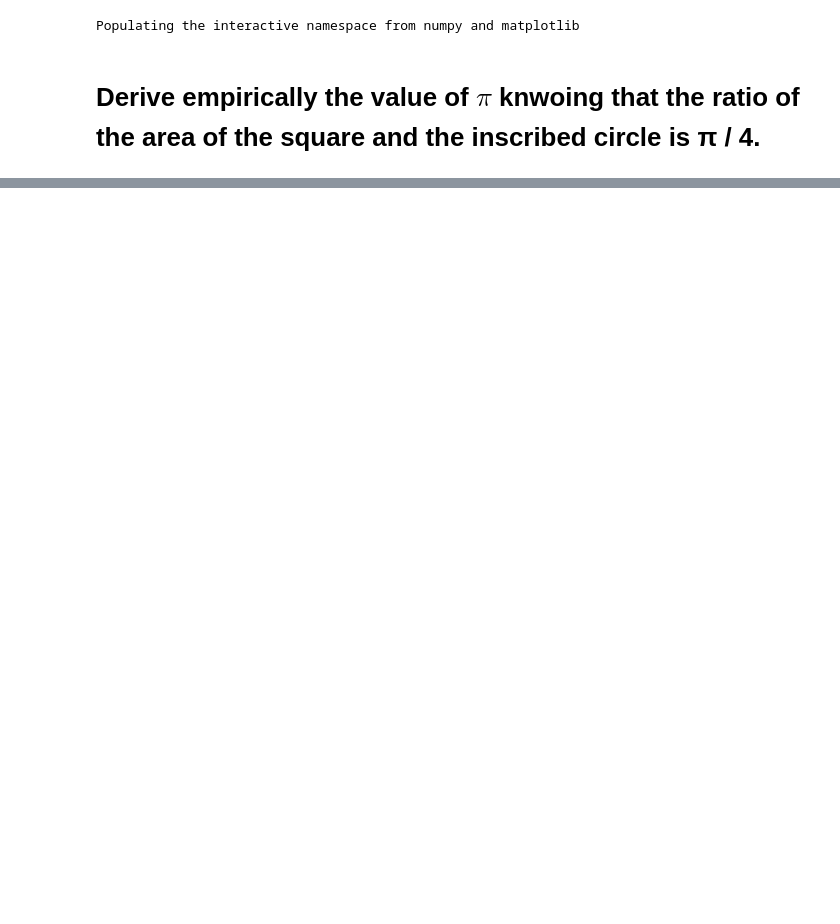
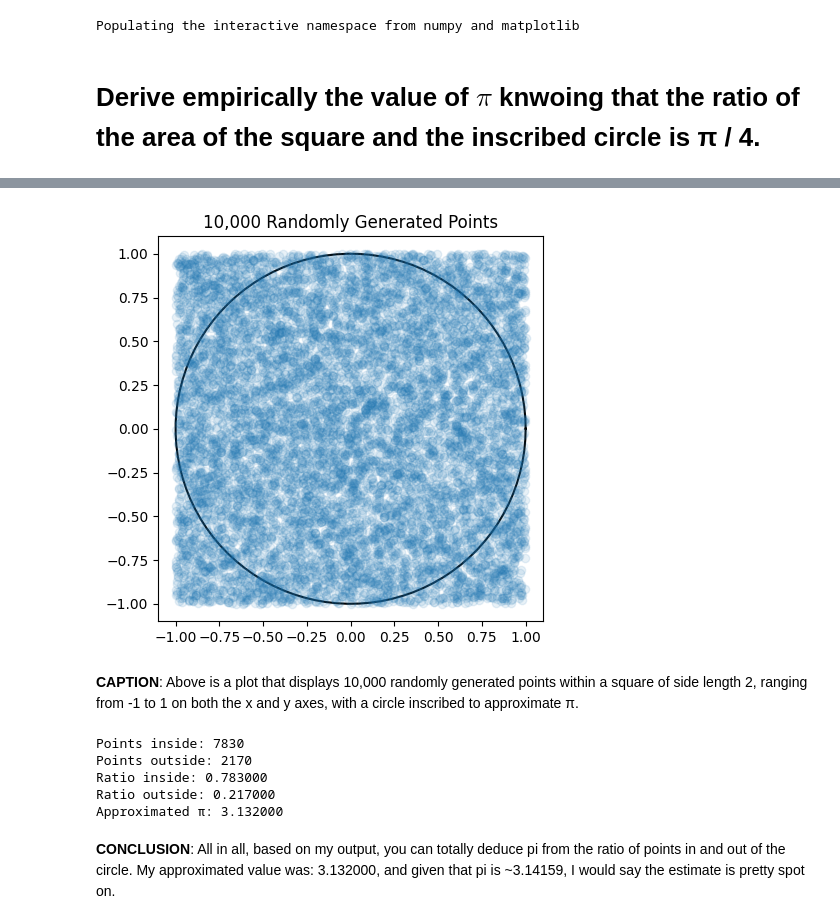
Before and after one commit to amandaswens/DSPS_ASwenson, a Jupyter notebook: HW5/HW5_hacking_PI.ipynb, the cells around one changed output, grey strips where cells are left out. Drawn from its saved outputs; the diff is of its cells as text; code cells hidden in the pictures; blank space fills up the shorter version.

```diff
--- a/HW5/HW5_hacking_PI.ipynb
+++ b/HW5/HW5_hacking_PI.ipynb
@@ -46,0 +42,44 @@ def isin(x, y, l):
+# %%
+# draw a bunch coordinates (x,y) inside the suqre. how many?
+# remember what to do before starting the random calls
+l = 1.0
+np.random.seed(42)
+n_points = 10000
+x = np.random.uniform(-l, l, n_points)
+y = np.random.uniform(-l, l, n_points)
+
+fig, ax = plt.subplots(figsize=(5, 5))
+circle(1, ax=ax)
+plt.plot(x, y, 'o', alpha=0.1)
+ax.set_aspect('equal')
+plt.title('10,000 Randomly Generated Points')
+plt.show()
+# %% [output]
+[figure, added]
+# %% [markdown]
+**CAPTION**: Above is a plot that displays 10,000 randomly generated points within a square of side length 2, ranging from -1 to 1 on both the x and y axes, with a circle inscribed to approximate π.
+# %%
+# what is the ratio of points in and out of the circle? can you get to pi from it
+inside = x**2 + y**2 <= 1**2
+
+n_inside = np.sum(inside)
+n_outside = n_points - n_inside
+
+ratio_inside = n_inside / n_points
+ratio_outside = n_outside / n_points
+
+pi_approx = 4 * ratio_inside
+
+print(f"Points inside: {n_inside}")
+print(f"Points outside: {n_outside}")
+print(f"Ratio inside: {ratio_inside:.6f}")
+print(f"Ratio outside: {ratio_outside:.6f}")
+print(f"Approximated π: {pi_approx:.6f}")
+# %% [output]
+Points inside: 7830
+Points outside: 2170
+Ratio inside: 0.783000
+Ratio outside: 0.217000
+Approximated π: 3.132000
+# %% [markdown]
+**CONCLUSION**: All in all, based on my output, you can totally deduce pi from the ratio of points in and out of the circle. My approximated value was: 3.132000, and given that pi is ~3.14159, I would say the estimate is pretty spot on.
```
Also changed, not shown: parts of 5 cells of this notebook.
